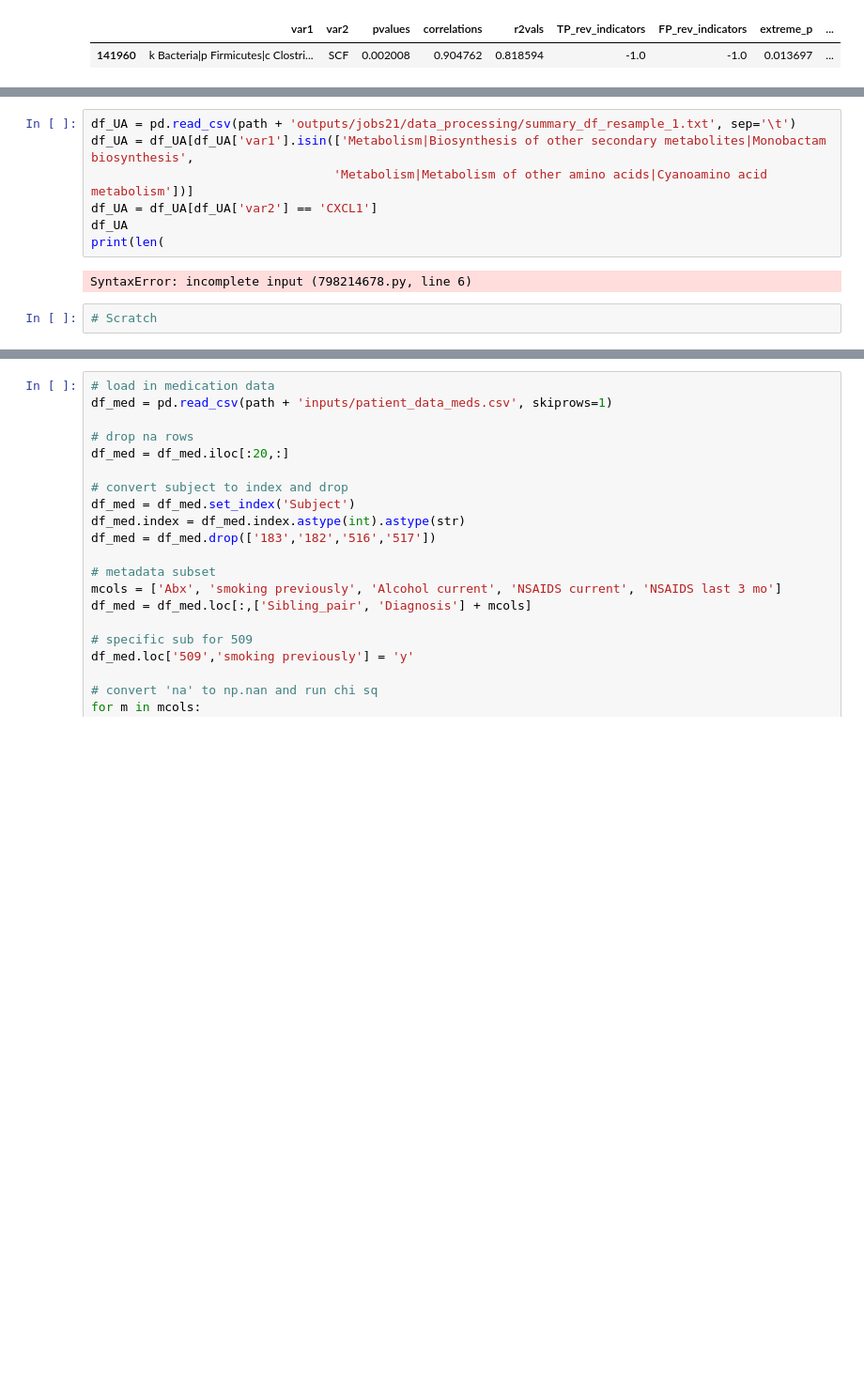
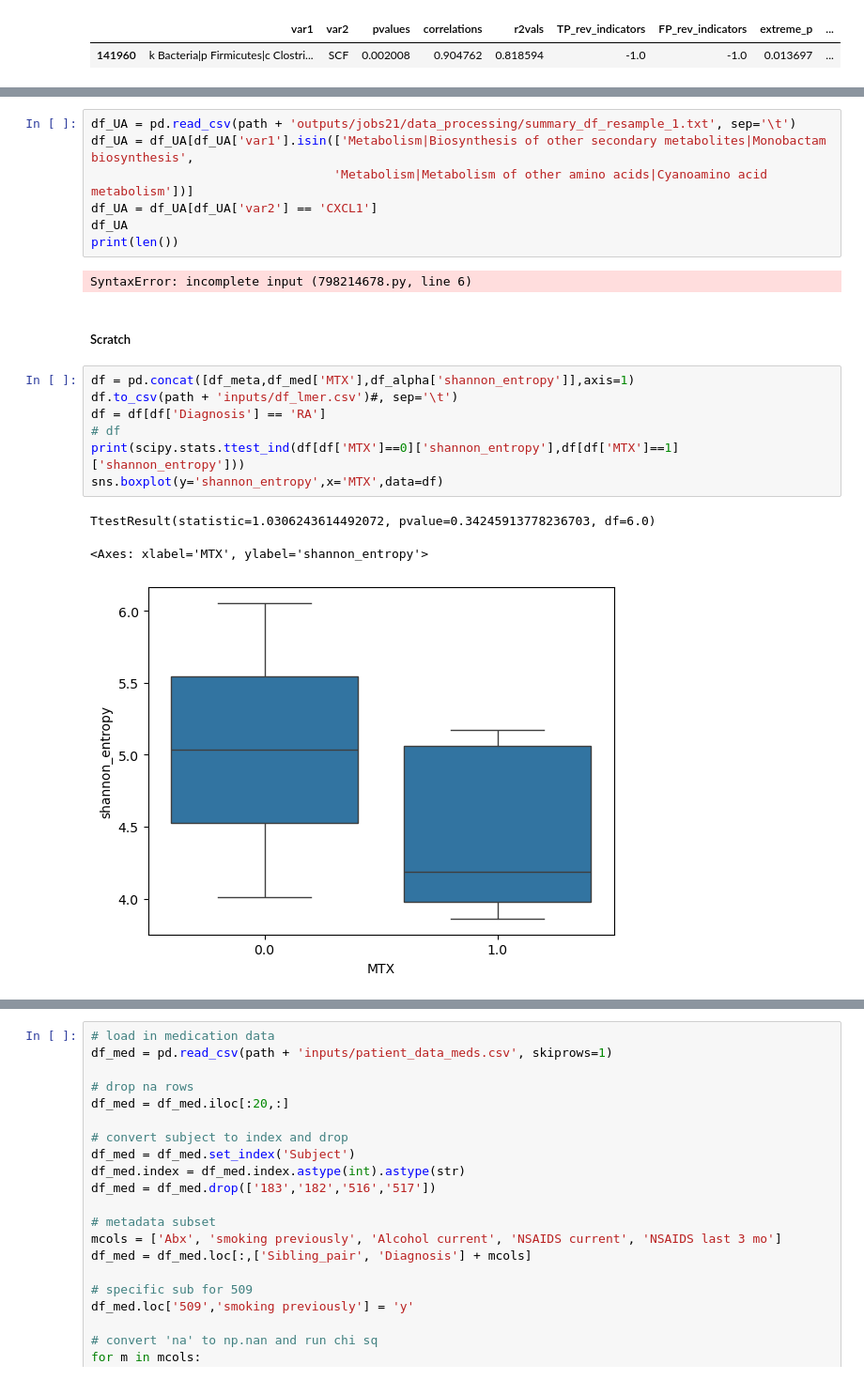
Before and after one commit to kbpi314/twinsra, a Jupyter notebook: code/twinsra_v5.ipynb, the cells around one changed output, grey strips where cells are left out. Shown at 94% size. Saved outputs shown, nothing was run; the diff lists cells and outputs as text; blank space fills up the shorter version.

```diff
--- a/code/twinsra_v5.ipynb
+++ b/code/twinsra_v5.ipynb
@@ -1263,8 +1282,19 @@ df_UA = df_UA[df_UA['var1'].isin(['Metabolism|Biosynthesis of other secondary me
                                  'Metabolism|Metabolism of other amino acids|Cyanoamino acid metabolism'])]
 df_UA = df_UA[df_UA['var2'] == 'CXCL1']
 df_UA
-print(len(
+print(len())
 # %% [output]
 SyntaxError: incomplete input (798214678.py, line 6)
-# %%
-# Scratch
+# %% [markdown]
+##### Scratch #####
+# %%
+df = pd.concat([df_meta,df_med['MTX'],df_alpha['shannon_entropy']],axis=1)
+df.to_csv(path + 'inputs/df_lmer.csv')#, sep='\t')
+df = df[df['Diagnosis'] == 'RA']
+# df
+print(scipy.stats.ttest_ind(df[df['MTX']==0]['shannon_entropy'],df[df['MTX']==1]['shannon_entropy']))
+sns.boxplot(y='shannon_entropy',x='MTX',data=df)
+# %% [output]
+TtestResult(statistic=1.0306243614492072, pvalue=0.34245913778236703, df=6.0)
+<Axes: xlabel='MTX', ylabel='shannon_entropy'>
+[figure, added]
```
Also changed, not shown: parts of 31 cells of this notebook, 1 other file.
